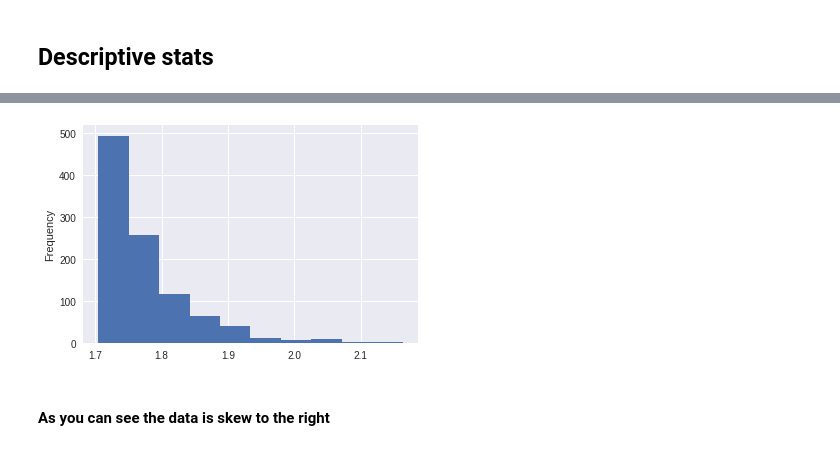
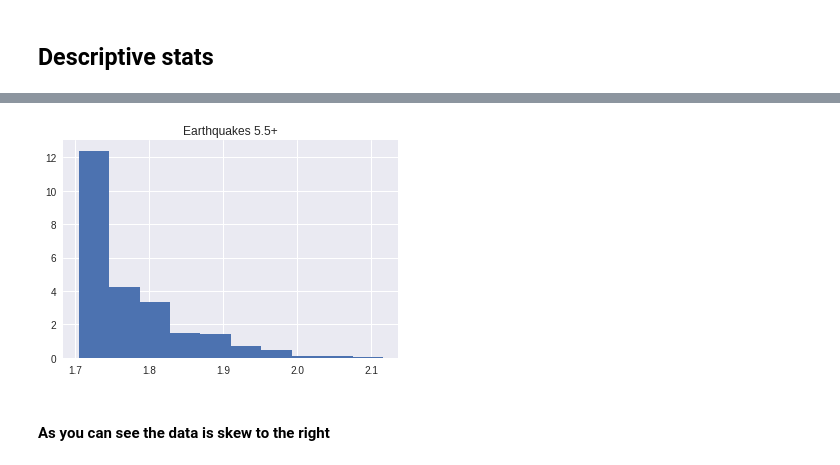
Before and after one commit to jedxie/Earthquakes_USGS, a Jupyter notebook: Earthquake_Stats_Project.ipynb, the cells around one changed output, grey strips where cells are left out. Drawn from its saved outputs; the diff is of its cells as text; code cells hidden in the pictures.

```diff
--- a/Earthquake_Stats_Project.ipynb
+++ b/Earthquake_Stats_Project.ipynb
@@ -102,7 +98,8 @@ earthquake_sample.Magnitude.value_counts().plot(kind='bar');
 # %%
-np.log(earthquake_sample.Magnitude).plot(kind='hist');
+np.log(earthquake_sample.Magnitude).hist(normed=True)
+plt.title('Earthquakes 5.5+');
 # %% [output]
-[figure, old version]
+[figure, new version]
 # %% [markdown]
 #### As you can see the data is skew to the right
 # %% [markdown]
```
Also changed, not shown: parts of 23 cells of this notebook.
